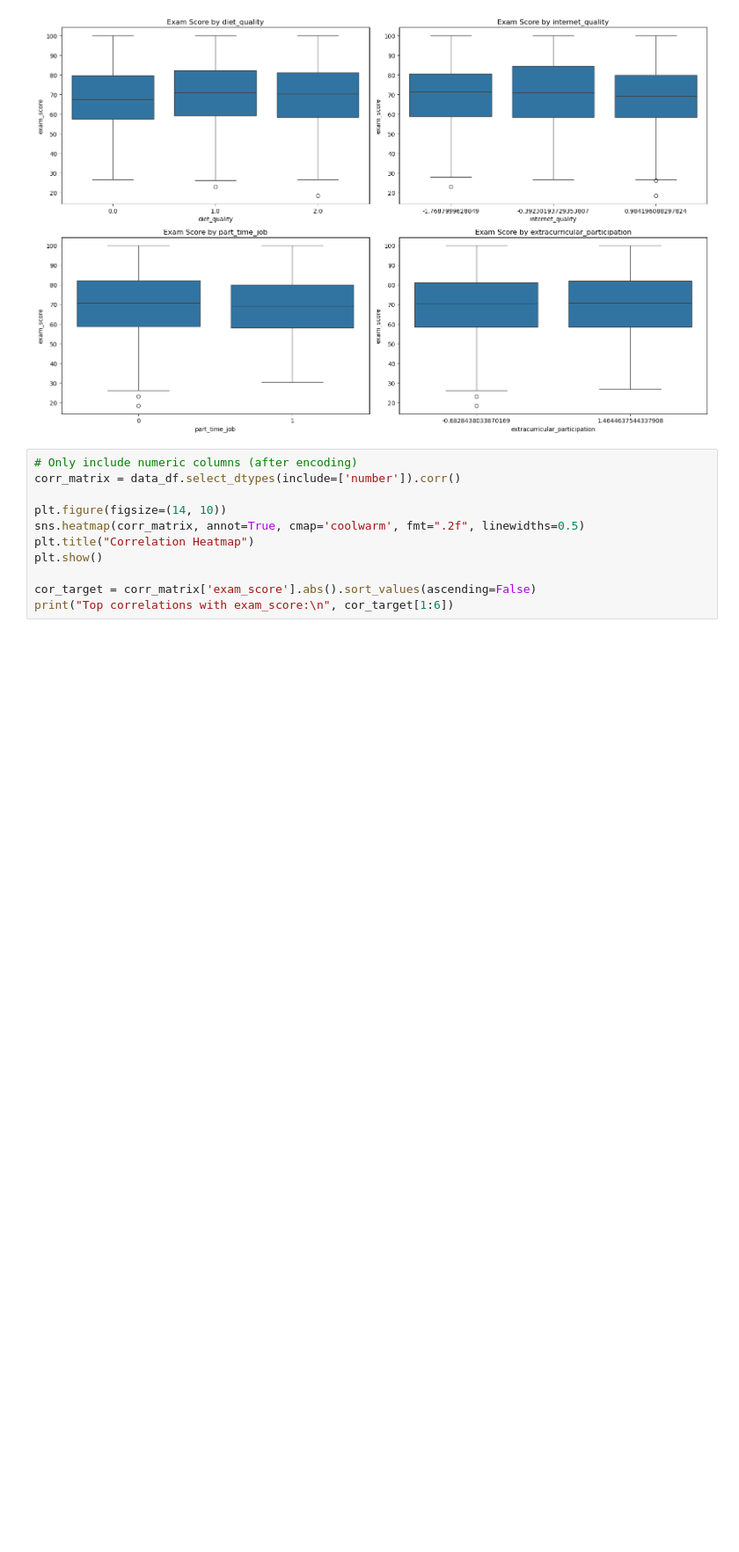
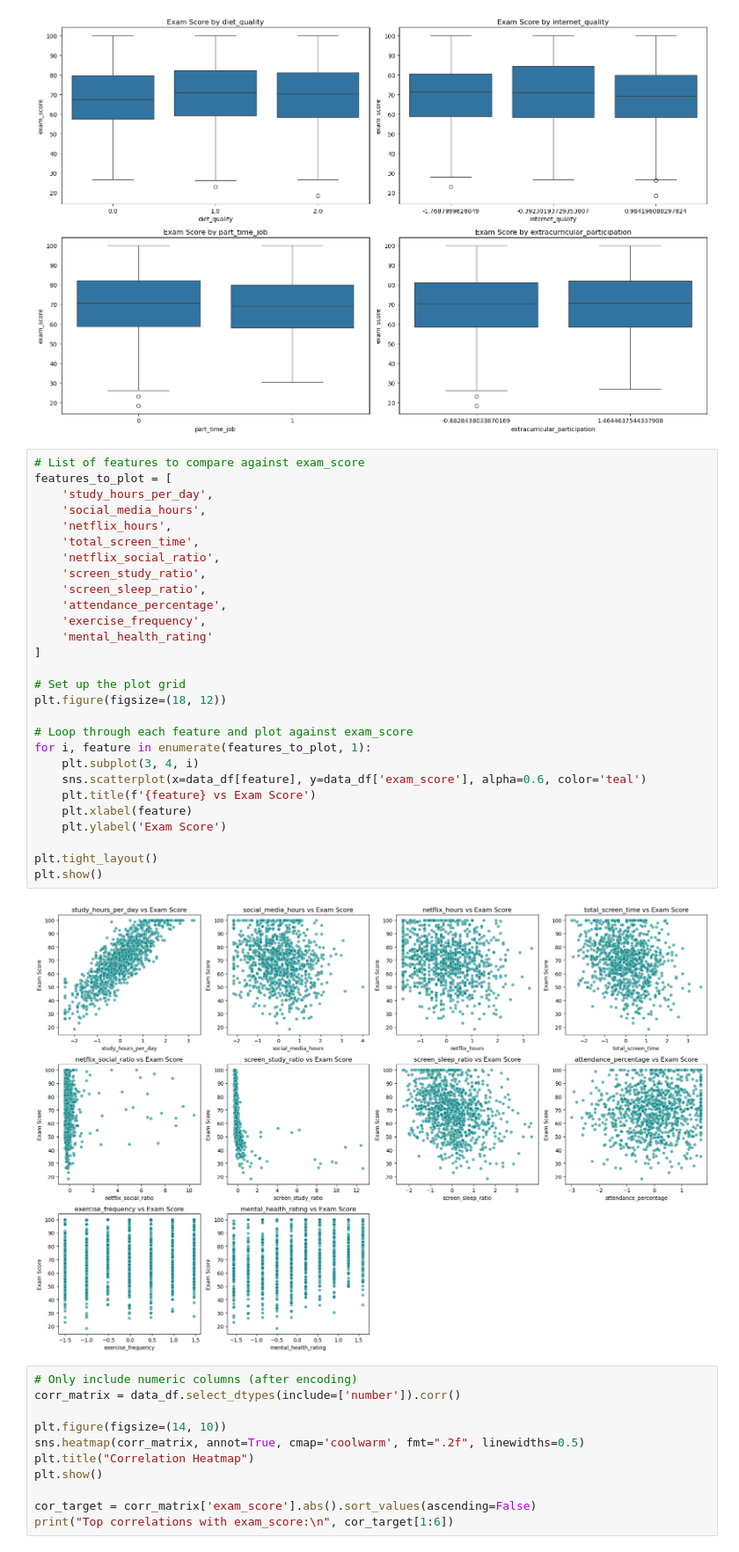
Before and after one commit to JuanTuatis/emtech-programming-assignment, a Jupyter notebook: EmTech-Capstone-Project/Capstone-Project.ipynb, the cells around one changed output. Shown at 88% size. Cells and saved outputs as stored; diff of their text form; blank space fills up the shorter version.

```diff
--- a/EmTech-Capstone-Project/Capstone-Project.ipynb
+++ b/EmTech-Capstone-Project/Capstone-Project.ipynb
@@ -201,6 +201,36 @@ plt.tight_layout()
 plt.show()
 # %% [output]
 [figure]
+# %%
+# List of features to compare against exam_score
+features_to_plot = [
+    'study_hours_per_day',
+    'social_media_hours',
+    'netflix_hours',
+    'total_screen_time',
+    'netflix_social_ratio',
+    'screen_study_ratio',
+    'screen_sleep_ratio',
+    'attendance_percentage',
+    'exercise_frequency',
+    'mental_health_rating'
+]
+
+# Set up the plot grid
+plt.figure(figsize=(18, 12))
+
+# Loop through each feature and plot against exam_score
+for i, feature in enumerate(features_to_plot, 1):
+    plt.subplot(3, 4, i)
+    sns.scatterplot(x=data_df[feature], y=data_df['exam_score'], alpha=0.6, color='teal')
+    plt.title(f'{feature} vs Exam Score')
+    plt.xlabel(feature)
+    plt.ylabel('Exam Score')
+
+plt.tight_layout()
+plt.show()
+# %% [output]
+[figure, added]
 # %%
 # Only include numeric columns (after encoding)
 corr_matrix = data_df.select_dtypes(include=['number']).corr()
```
Also changed, not shown: parts of 9 cells of this notebook.
